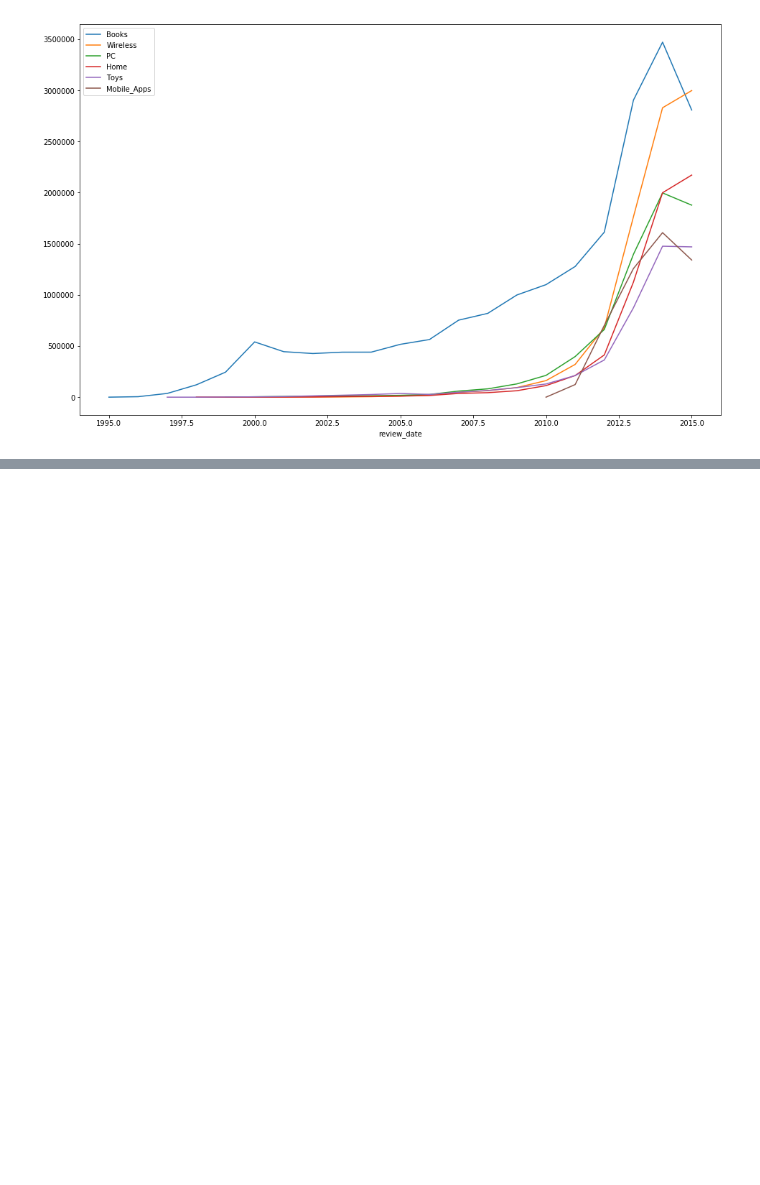
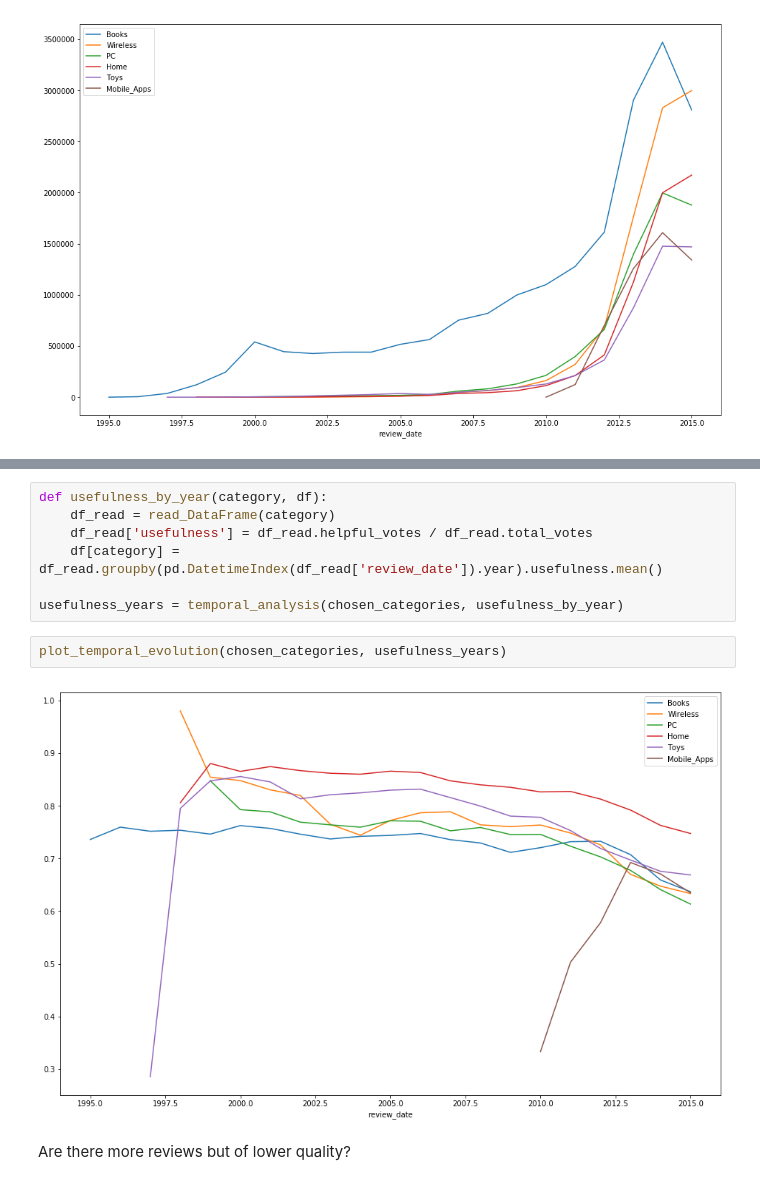
Before and after one commit to pjuda/ada-project, a Jupyter notebook: amazon-project.ipynb, the cells around one changed output, grey strips where cells are left out. Saved outputs shown, nothing was run; the diff lists cells and outputs as text; blank space fills up the shorter version.

```diff
--- a/amazon-project.ipynb
+++ b/amazon-project.ipynb
@@ -189,0 +225,13 @@ def
+# %%
+def usefulness_by_year(category, df):
+    df_read = read_DataFrame(category)
+    df_read['usefulness'] = df_read.helpful_votes / df_read.total_votes
+    df[category] = df_read.groupby(pd.DatetimeIndex(df_read['review_date']).year).usefulness.mean()
+
+usefulness_years = temporal_analysis(chosen_categories, usefulness_by_year)
+# %%
+plot_temporal_evolution(chosen_categories, usefulness_years)
+# %% [output]
+[figure, added]
+# %% [markdown]
+Are there more reviews but of lower quality?
```
Also changed, not shown: parts of 32 cells of this notebook, 1 other file.
